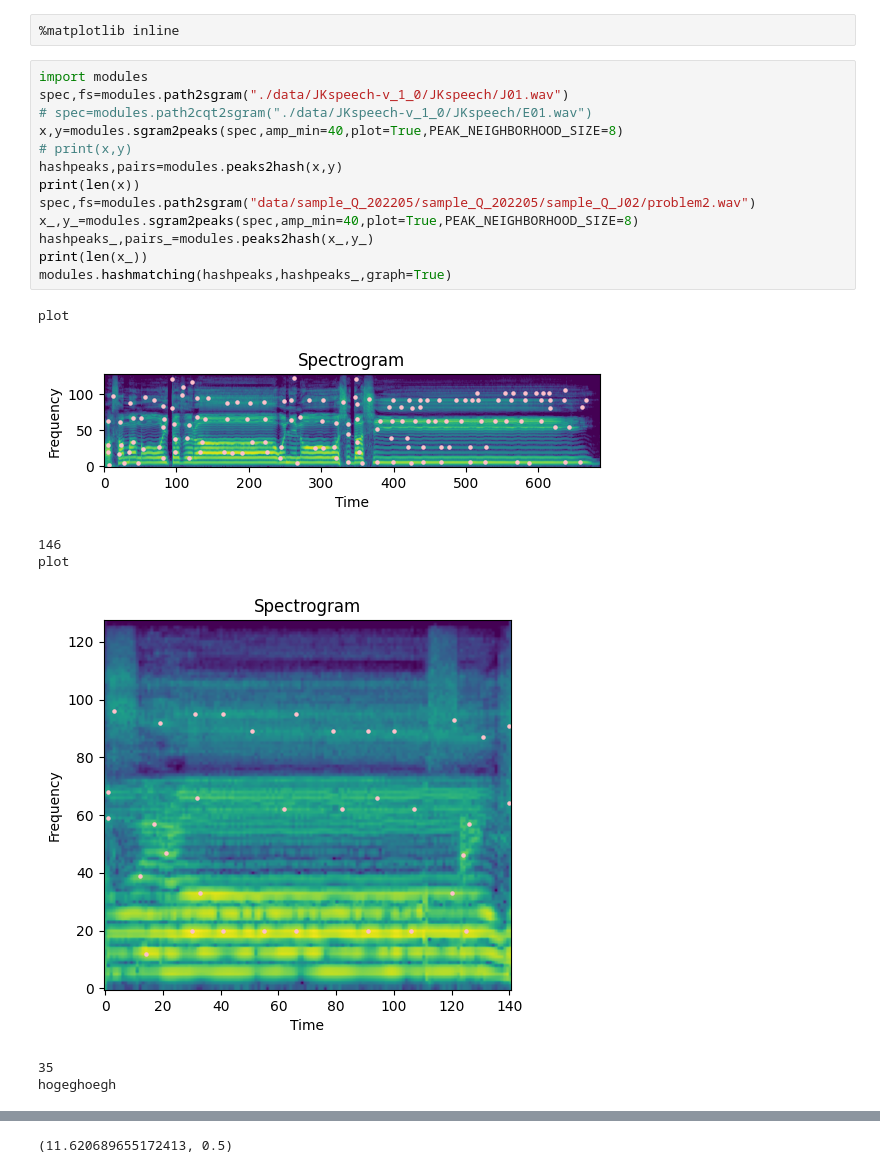
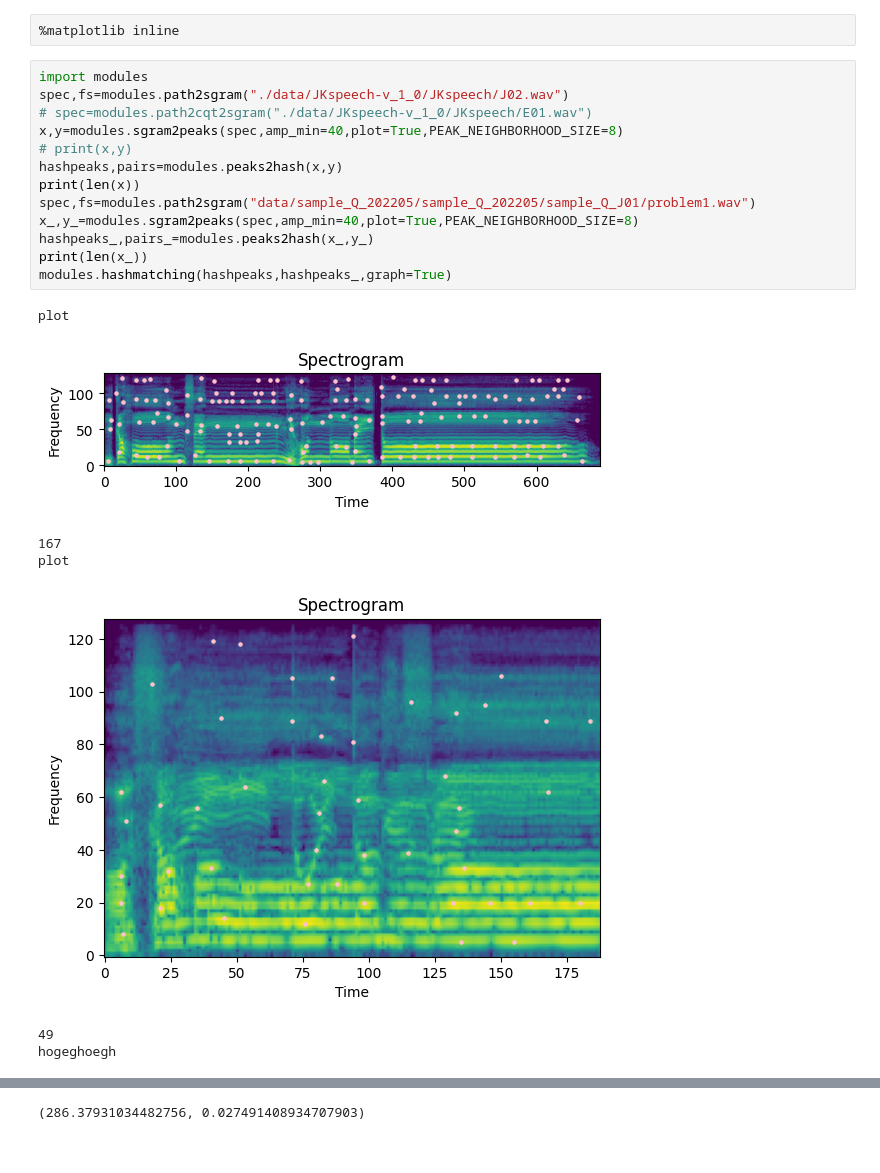
Before and after one commit to procon33-Competition/match, a Jupyter notebook: test.ipynb, the cells around one changed output, grey strips where cells are left out. Cells and saved outputs as stored; diff of their text form.

```diff
--- a/test.ipynb
+++ b/test.ipynb
@@ -37,22 +37,22 @@ dir_path="imgs/melspec"
 %matplotlib inline
 # %%
 import modules
-spec,fs=modules.path2sgram("./data/JKspeech-v_1_0/JKspeech/J01.wav")
+spec,fs=modules.path2sgram("./data/JKspeech-v_1_0/JKspeech/J02.wav")
 # spec=modules.path2cqt2sgram("./data/JKspeech-v_1_0/JKspeech/E01.wav")
 x,y=modules.sgram2peaks(spec,amp_min=40,plot=True,PEAK_NEIGHBORHOOD_SIZE=8)
 # print(x,y)
 hashpeaks,pairs=modules.peaks2hash(x,y)
 print(len(x))
-spec,fs=modules.path2sgram("data/sample_Q_202205/sample_Q_202205/sample_Q_J02/problem2.wav")
+spec,fs=modules.path2sgram("data/sample_Q_202205/sample_Q_202205/sample_Q_J01/problem1.wav")
 x_,y_=modules.sgram2peaks(spec,amp_min=40,plot=True,PEAK_NEIGHBORHOOD_SIZE=8)
 hashpeaks_,pairs_=modules.peaks2hash(x_,y_)
 print(len(x_))
 modules.hashmatching(hashpeaks,hashpeaks_,graph=True)
 # %% [output]
 plot
-[figure, old version]
+[figure, new version]
-146
+167
 plot
-[figure, old version]
+[figure, new version]
-35
+49
 hogeghoegh
@@ -62,4 +62,4 @@ hogeghoegh
-(11.620689655172413, 0.5)
+(286.37931034482756, 0.027491408934707903)
 # %%
 
 '''
```
Also changed, not shown: parts of 5 cells of this notebook, 4 other files.
